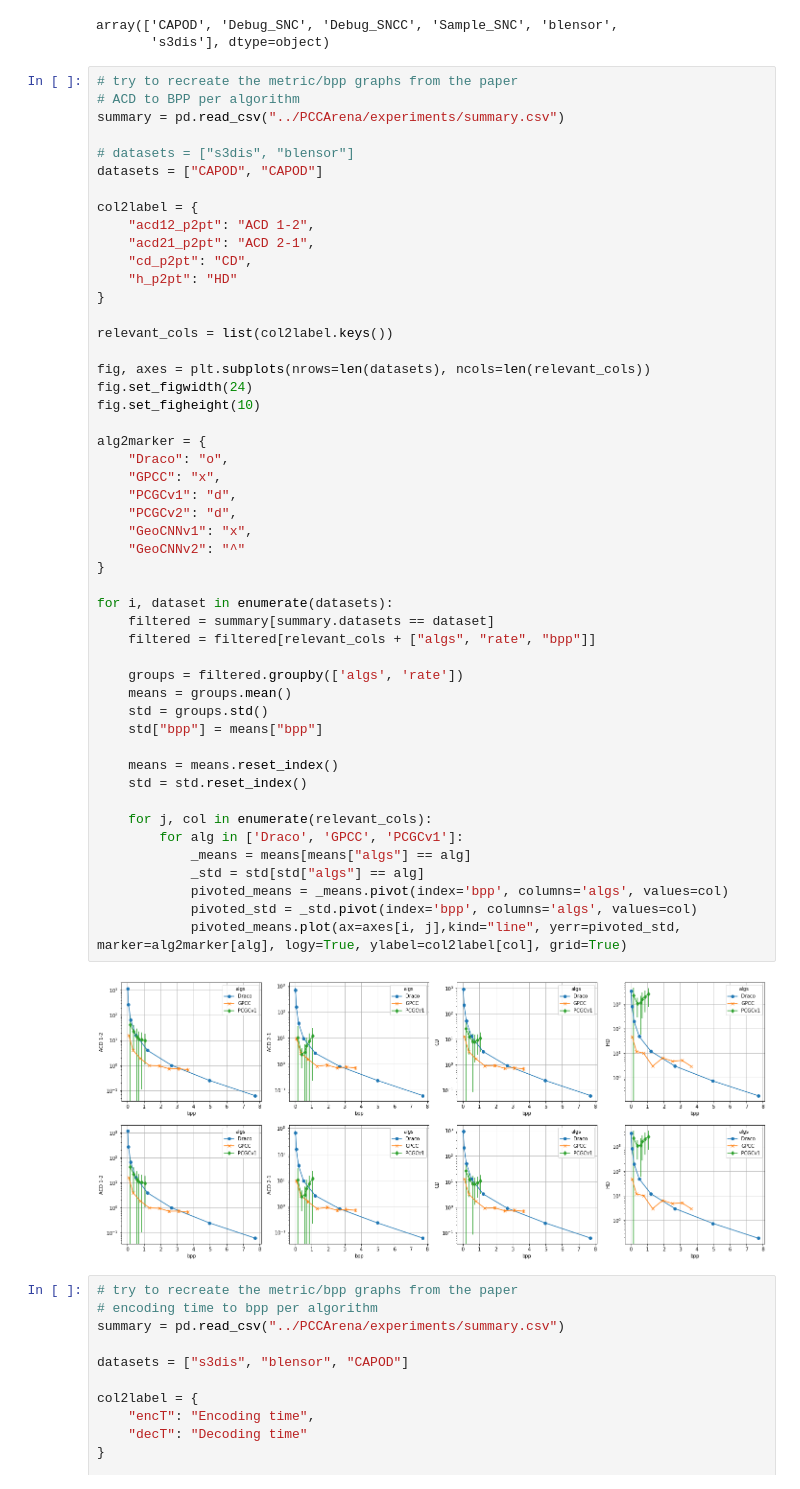
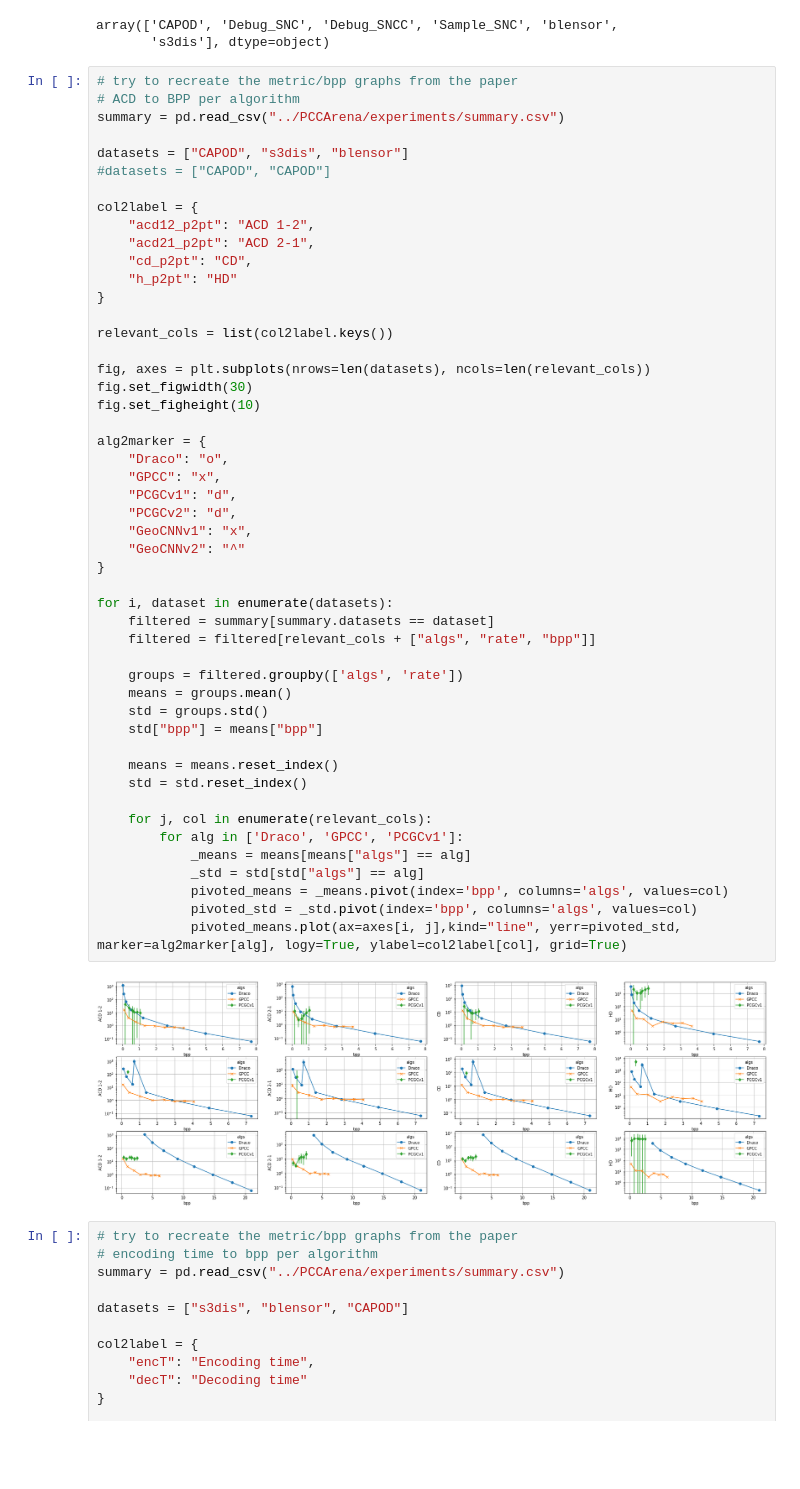
Before and after one commit to branislavjenco/thesis-code, a Jupyter notebook: pccarena_results.ipynb, the cells around one changed output. Cells and saved outputs as stored; diff of their text form; blank space fills up the shorter version.

```diff
--- a/pccarena_results.ipynb
+++ b/pccarena_results.ipynb
@@ -12,8 +12,8 @@ array(['CAPOD', 'Debug_SNC', 'Debug_SNCC', 'Sample_SNC', 'blensor',
 # ACD to BPP per algorithm
 summary = pd.read_csv("../PCCArena/experiments/summary.csv")
 
-# datasets = ["s3dis", "blensor"]
-datasets = ["CAPOD", "CAPOD"]
+datasets = ["CAPOD", "s3dis", "blensor"]
+#datasets = ["CAPOD", "CAPOD"]
 
 col2label = {
     "acd12_p2pt": "ACD 1-2",
@@ -25,39 +25,39 @@ col2label = {
 relevant_cols = list(col2label.keys())
 
 fig, axes = plt.subplots(nrows=len(datasets), ncols=len(relevant_cols))
-fig.set_figwidth(24)
+fig.set_figwidth(30)
 fig.set_figheight(10)
 
 alg2marker = {
     "Draco": "o",
     "GPCC": "x",
     "PCGCv1": "d",
     "PCGCv2": "d",
     "GeoCNNv1": "x",
     "GeoCNNv2": "^"
 }
 
 for i, dataset in enumerate(datasets):
     filtered = summary[summary.datasets == dataset]
     filtered = filtered[relevant_cols + ["algs", "rate", "bpp"]]
 
     groups = filtered.groupby(['algs', 'rate'])
     means = groups.mean()
     std = groups.std()
     std["bpp"] = means["bpp"]
 
     means = means.reset_index()
     std = std.reset_index()
 
     for j, col in enumerate(relevant_cols):
         for alg in ['Draco', 'GPCC', 'PCGCv1']:
             _means = means[means["algs"] == alg]
             _std = std[std["algs"] == alg]
             pivoted_means = _means.pivot(index='bpp', columns='algs', values=col)
             pivoted_std = _std.pivot(index='bpp', columns='algs', values=col)
             pivoted_means.plot(ax=axes[i, j],kind="line", yerr=pivoted_std, marker=alg2marker[alg], logy=True, ylabel=col2label[col], grid=True)
 # %% [output]
-[figure, old version]
+[figure, new version]
 # %%
 # try to recreate the metric/bpp graphs from the paper
 # encoding time to bpp per algorithm
```
Also changed, not shown: 1 other file.
